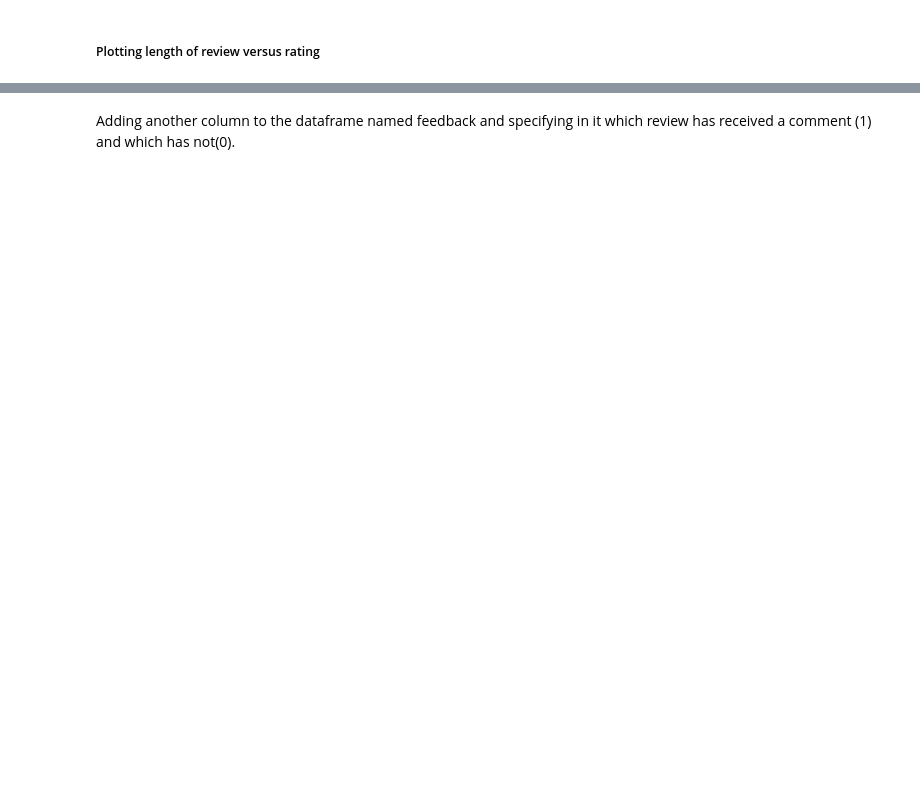
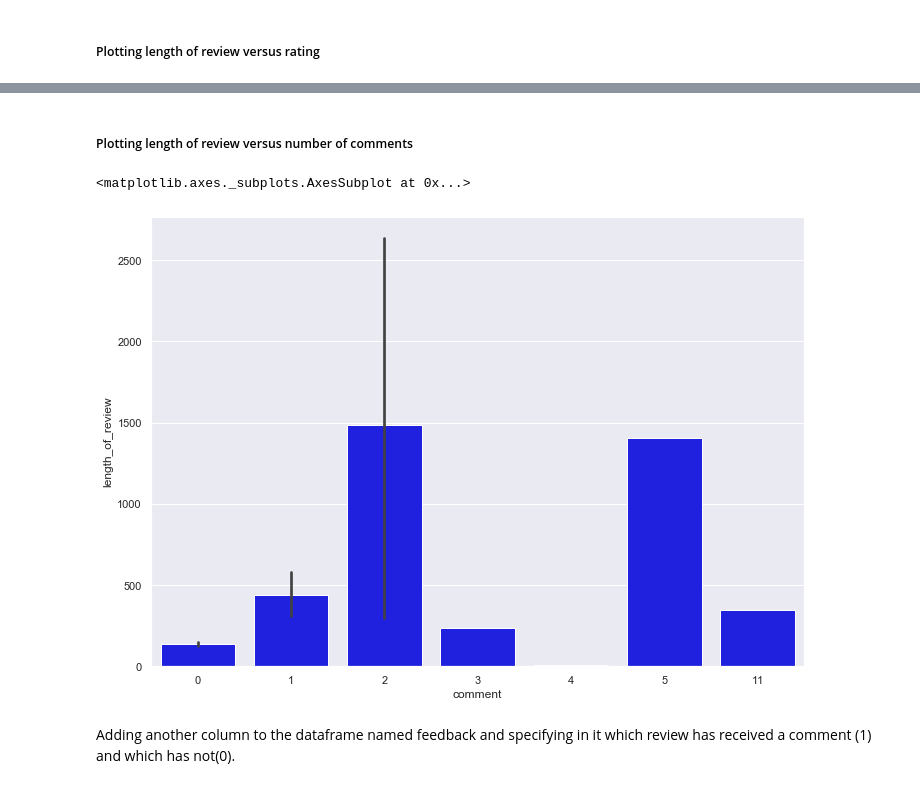
Before and after one commit to kavehamini/Amazon-Review-Analysis-JBL-Charge-4-Speaker-Sentiment-Analysis-NLP, a Jupyter notebook: Sentiment Analysis of Amazon reviews for JBL Speaker.ipynb, the cells around one changed output, grey strips where cells are left out. Saved outputs shown, nothing was run; the diff lists cells and outputs as text; code cells hidden in the pictures; blank space fills up the shorter version.

```diff
--- a/Sentiment Analysis of Amazon reviews for JBL Speaker.ipynb
+++ b/Sentiment Analysis of Amazon reviews for JBL Speaker.ipynb
@@ -234,3 +234,12 @@ sns.barplot(x='length_of_review', y='rating', data=df, color='blue')
+# %% [markdown]
+##### Plotting length of review versus number of comments
+# %%
+#plotting average length of review versus rating
+sns.set(rc={'figure.figsize':(11.7,8.27)})
+sns.barplot(x='comment', y='length_of_review', data=df, color='blue')
+# %% [output]
+<matplotlib.axes._subplots.AxesSubplot at 0x...>
+[figure, added]
 # %% [markdown]
 Adding another column to the dataframe named feedback and specifying in it which review has received a comment (1) and which has not(0).
 # %%
```
Also changed, not shown: parts of 1 cell of this notebook.
